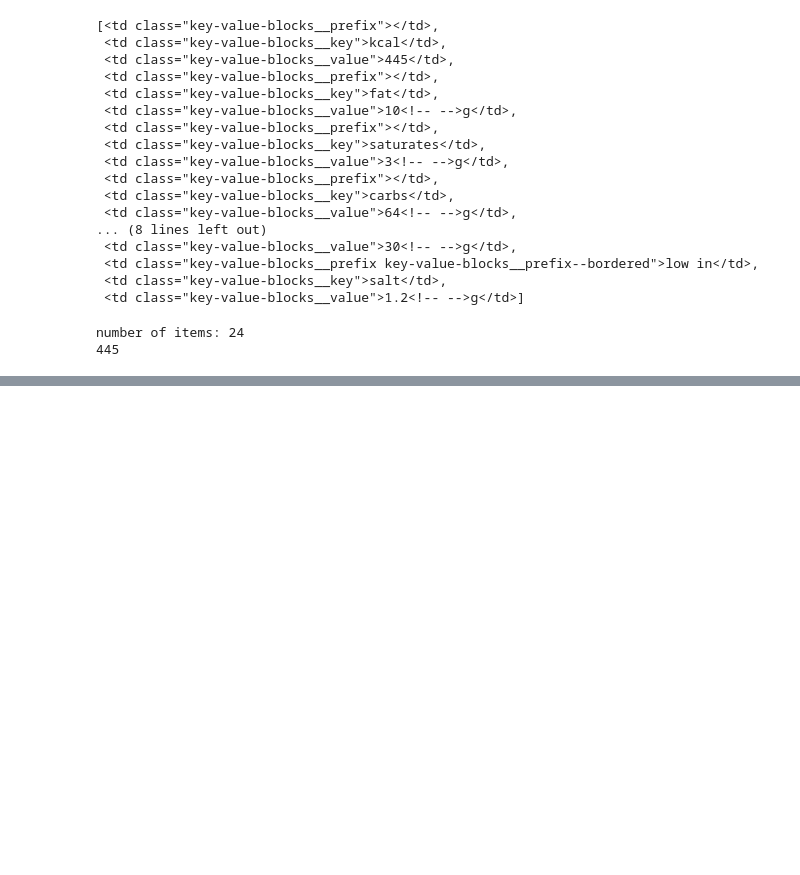
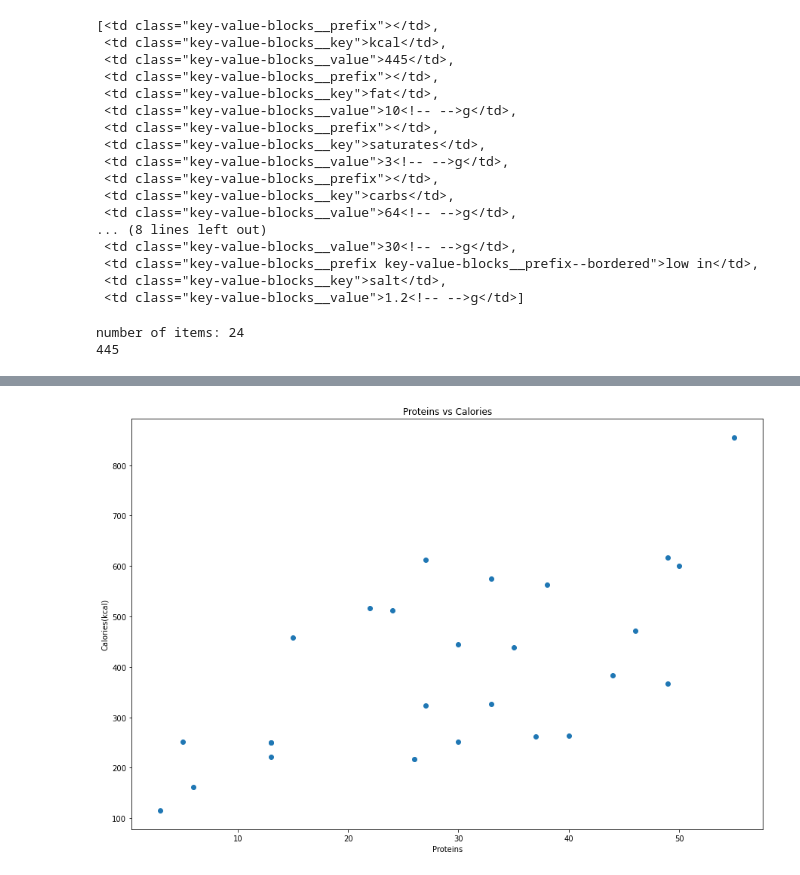
Before and after one commit to Ebuka21/Webscraping, a Jupyter notebook: FoodRecipeWebscraping.ipynb, the cells around one changed output, grey strips where cells are left out. Saved outputs shown, nothing was run; the diff lists cells and outputs as text; code cells hidden in the pictures; blank space fills up the shorter version.

```diff
--- a/FoodRecipeWebscraping.ipynb
+++ b/FoodRecipeWebscraping.ipynb
@@ -265,0 +405,11 @@ pd.DataFrame.from_dict(ScrapeResults,orient='index')
+# %%
+'''Looking at Proteins versus calories'''
+plt.figure(figsize=(15,10))
+plt.scatter(x='proteins',y='kcal',data=dt)
+plt.xlabel('Proteins')
+plt.ylabel('Calories(kcal)')
+plt.title('Proteins vs Calories')
+
+plt.show()
+# %% [output]
+[figure, added]
```
Also changed, not shown: parts of 30 cells of this notebook.
